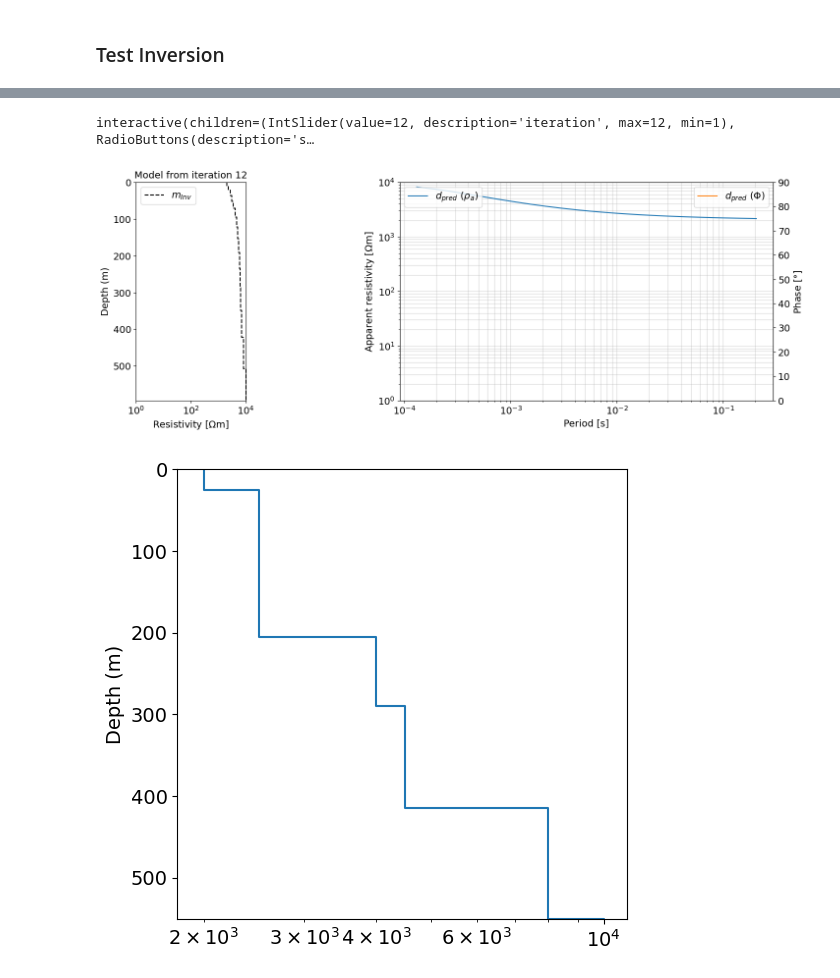
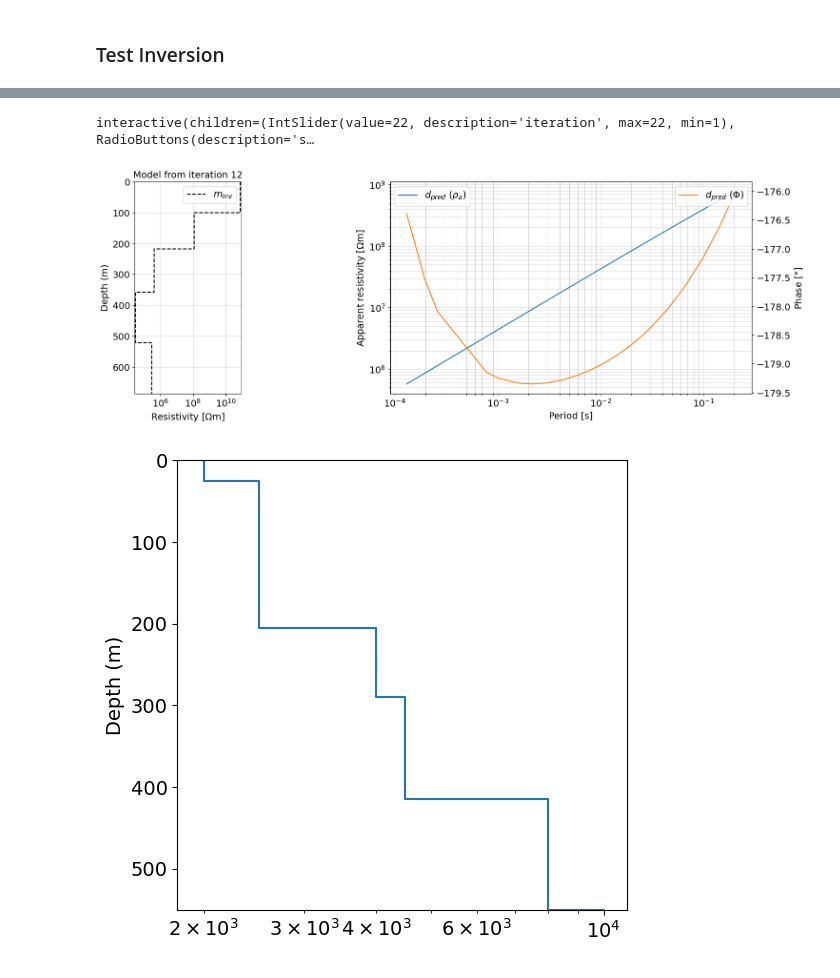
Before and after one commit to e-hdz130504/EOSC454-Inversion-Project-2026, a Jupyter notebook: FDEM_example.ipynb, the cells around one changed output, grey strips where cells are left out. Saved outputs shown, nothing was run; the diff lists cells and outputs as text; code cells hidden in the pictures.

Commit message:
Changed from Recursive Simulation to 1DElectricField In Forward

```diff
--- a/FDEM_example.ipynb
+++ b/FDEM_example.ipynb
@@ -145,33 +142,31 @@ mesh = TensorMesh([layer_thicknesses], origin="0")
 
 ############
 
-wire_map = maps.Wires(("sigma", mesh.nC), ("t", mesh.nC - 1)) #Not really sure what this does yet...
-sigma_map = maps.ExpMap(nP=mesh.nC) * wire_map.sigma
-layer_map = maps.ExpMap(nP=mesh.nC - 1) * wire_map.t
+#wire_map = maps.Wires(("sigma", mesh.nC), ("t", mesh.nC - 1)) # Mapping class for organizing multiple parameter types into a single model. m = [sigma | t]
+sigma_map = maps.ExpMap(nP=mesh.nC)# * wire_map.sigma # Extracting sigma from wire_map
+#layer_map = maps.ExpMap(nP=mesh.nC - 1) * wire_map.t # Extracting layers t from wire_map
 
 
 model_mapping = maps.IdentityMap(nP=len(sigma))
 
 #Setting up RX locations
-rx_loc = rx_locs
-
+rx_loc_single = np.array([[1.0]])
 receivers_list = [
-    nsem.receivers.Impedance(rx_loc[0], orientation="xy", component="apparent_resistivity"),
-    nsem.receivers.Impedance(rx_loc[0], orientation="xy", component="phase"),
+    nsem.receivers.Impedance(rx_loc_single, orientation="xy", component="apparent_resistivity"),# Using RX_loc for first receiver 1/17
+    nsem.receivers.Impedance(rx_loc_single, orientation="xy", component="phase"),
 ]
 
 source_list = []
 for freq in frequencies:
-    source_list.append(nsem.sources.Planewave(receivers_list, freq))
+    source_list.append(nsem.sources.Planewave(receivers_list, freq)) # Setting sources as plane waves at each specified frequencies
 
-survey = nsem.survey.Survey(source_list)
+survey = nsem.survey.Survey(source_list) #Creating survey object with given sources form source_list
 
-simulation = nsem.simulation_1d.Simulation1DRecursive(
+simulation = nsem.Simulation1DElectricField(mesh,
     survey=survey,
     sigmaMap=sigma_map,
-    thicknessesMap=layer_map,
-)
+    solver = Mumps)
 
-true_model = np.r_[np.log(sigma), np.log(layer_thicknesses[:-1])]
+true_model = np.log(sigma)
 
 dpred = simulation.dpred(true_model)
@@ -276,8 +210,8 @@ from simpeg import (
 )
 matplotlib.rcParams['font.size'] = 14
 # %%
-dz = 10
-n_layer = 15
+dz = 100
+n_layer = 5
 z_factor = 1.18
 
 layer_thicknesses_inv = dz * z_factor**np.arange(n_layer-1)
@@ -305,8 +239,8 @@ def run_smooth_inversion(
 ):
     mesh_inv = TensorMesh([(np.r_[layer_thicknesses_inv, layer_thicknesses_inv[-1]])], "N")
     receivers_list = [
-    nsem.receivers.Impedance(rx_loc[0], orientation="xy", component="apparent_resistivity"),
-    nsem.receivers.Impedance(rx_loc[0], orientation="xy", component="phase"),
+    nsem.receivers.Impedance(rx_loc_single, orientation="xy", component="apparent_resistivity"),
+    nsem.receivers.Impedance(rx_loc_single, orientation="xy", component="phase"),
     ]
 
     source_list = []
@@ -419,7 +353,7 @@ recovered_model, output_dict = run_smooth_inversion(
     maxIterCG=30,
     maxIterLS=50,
     alpha_s=1e-5,
-    alpha_z=50,
+    alpha_z=1,
     beta0_ratio=1e2,
     coolingFactor=2,
     coolingRate=1,
@@ -480,9 +413,9 @@ Q_iter = interact(
     scale=widgets.RadioButtons(options=['linear', 'log'])
 )
 # %% [output]
-interactive(children=(IntSlider(value=12, description='iteration', max=12, min=1), RadioButtons(description='s…
+interactive(children=(IntSlider(value=22, description='iteration', max=22, min=1), RadioButtons(description='s…
 # %%
-iteration = Q_iter.widget.kwargs['iteration']
+iteration = 12
 dpred = output_dict[iteration]['dpred']
 m = output_dict[iteration]['m']
 fig = plt.figure(figsize=(16, 5))
@@ -491,36 +424,34 @@ gs = gridspec.GridSpec(1, 5, figure=fig)
 ax0 = fig.add_subplot(gs[0, 0])
 plot_1d_layer_model(layer_thicknesses, 1/sigma) # figure has base value at log plot
 plot_1d_layer_model(
     layer_thicknesses_inv,
     1.0 / np.exp(m),
     ax=ax0,
     color="k",
     label=r"$m_{Inv}$",
     linestyle="--",
 )
 ax0.legend()
 ax0.set_xlabel(r"Resistivity [$\Omega$m]")
-ax0.set_xlim(1, 1e4)
 ax0.set_title('Model from iteration ' + str(iteration), fontsize=14)
+ax0.grid(True, which='both', alpha=0.5)
+
 
 ax = fig.add_subplot(gs[0, 2:])
 #ax.loglog(1./frequencies, dpred.reshape((len(frequencies), 2))[:,0], 'x', color='C0', label=r'$d_{obs}$ ($\rho_{a}$)')
 ax.loglog(1./frequencies, dpred.reshape((len(frequencies), 2))[:,0], color='C0', label=r'$d_{pred}$ ($\rho_{a}$)')
 
 ax_1 = ax.twinx()
 #ax_1.plot(1./frequencies, dpred.reshape((len(frequencies), 2))[:,1], 'x', color='C1', label=r'$d_{obs}$ ($\Phi$)')
 ax_1.plot(1./frequencies, dpred.reshape((len(frequencies), 2))[:,1], color='C1', label=r'$d_{pred}$ ($\Phi$)')
 ax.set_xlabel("Period [s]")
 ax.grid(True, which='both', alpha=0.5)
 ax.set_ylabel(r"Apparent resistivity [$\Omega$m]")
 ax_1.set_ylabel(r"Phase [$\degree$]")
 # ax.legend(bbox_to_anchor=(1.1,1))
 ax.legend(loc=2)
 ax_1.legend(loc=1)
-ax.set_ylim(1, 10000)
-ax_1.set_ylim(0, 90)
-ax0.set_xlim(1, 10000)
 plt.show()
 # %% [output]
-[figure, old version]
+[figure, new version]
 [figure]
```
Also changed, not shown: parts of 9 cells of this notebook.
